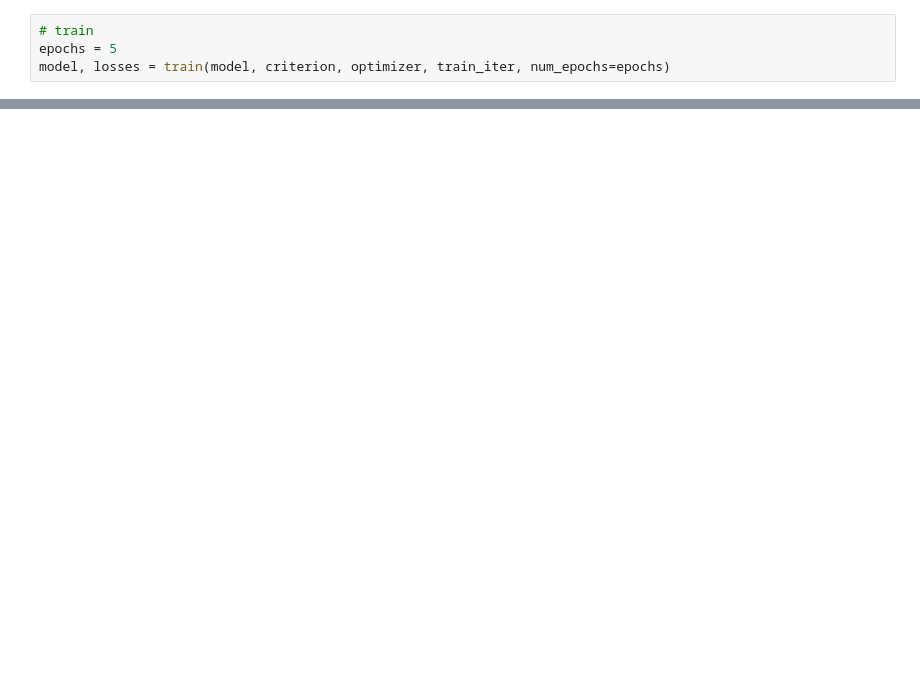
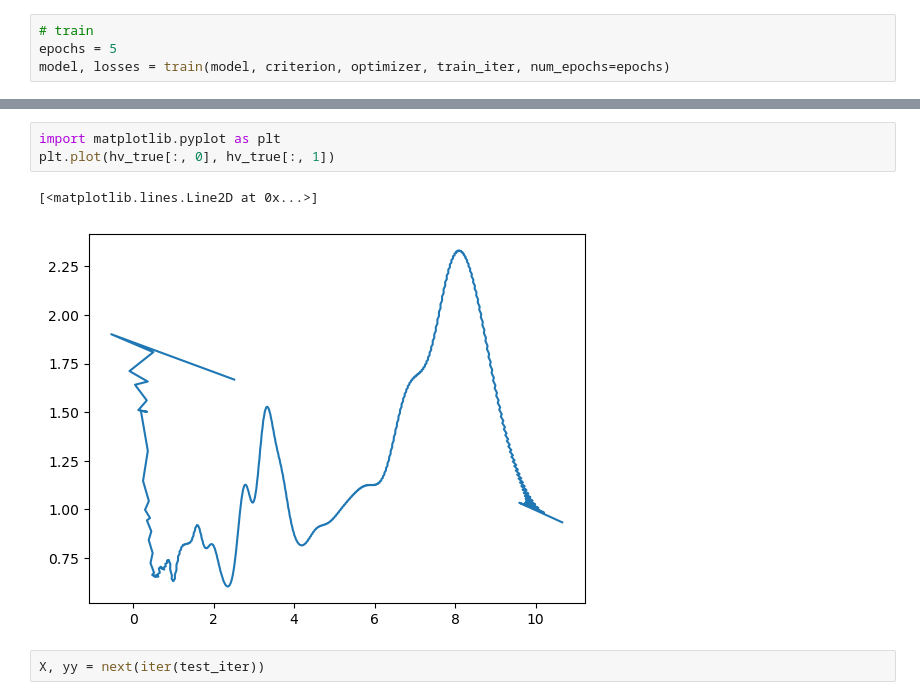
Before and after one commit to erbiaoger/hvsrUNet, a Jupyter notebook: examples/main.ipynb, the cells around one changed output, grey strips where cells are left out. Cells and saved outputs as stored; diff of their text form; blank space fills up the shorter version.

```diff
--- a/examples/main.ipynb
+++ b/examples/main.ipynb
@@ -39,0 +44,8 @@ plotTest(model, train_iter)
+# %%
+import matplotlib.pyplot as plt
+plt.plot(hv_true[:, 0], hv_true[:, 1])
+# %% [output]
+[<matplotlib.lines.Line2D at 0x...>]
+[figure, added]
+# %%
+X, yy = next(iter(test_iter))
```
Also changed, not shown: parts of 14 cells of this notebook, 8 other files.
